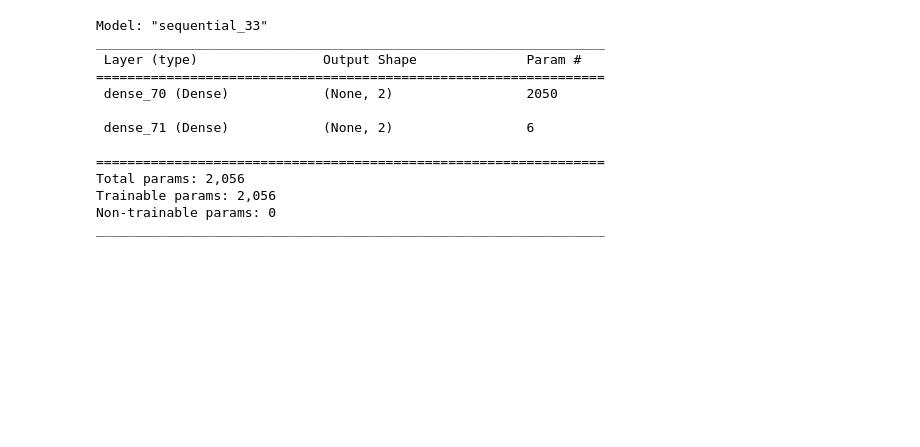
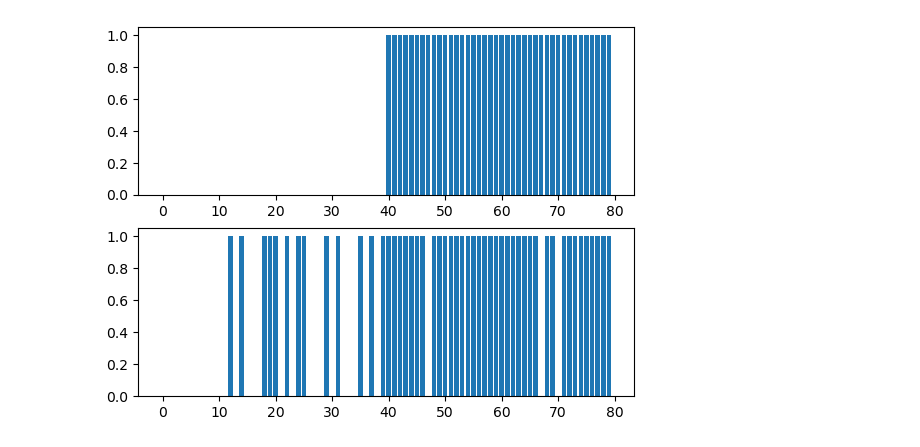
Before and after one commit to raineymarkr/datascience, a Jupyter notebook: tensorflow.ipynb, the cells around one changed output. Cells and saved outputs as stored; diff of their text form; code cells hidden in the pictures; blank space fills up the shorter version.

```diff
--- a/tensorflow.ipynb
+++ b/tensorflow.ipynb
@@ -62,16 +64,9 @@ Epoch 6/10
-# %%
-model.summary()
-# %% [output]
-Model: "sequential_33"
-_________________________________________________________________
- Layer (type)                Output Shape              Param #
-=================================================================
- dense_70 (Dense)            (None, 2)                 2050
-
- dense_71 (Dense)            (None, 2)                 6
-
-=================================================================
-Total params: 2,056
-Trainable params: 2,056
-Non-trainable params: 0
-_________________________________________________________________
+# %%
+fig,axs = plt.subplots(2,1)
+axs[0].bar(range(len(classes2)),classes2)
+axs[1].bar(range(len(classes3)),classes3)
+
+
+plt.show()
+# %% [output]
+[figure, added]
```
Also changed, not shown: parts of 3 cells of this notebook, 1 other file.
